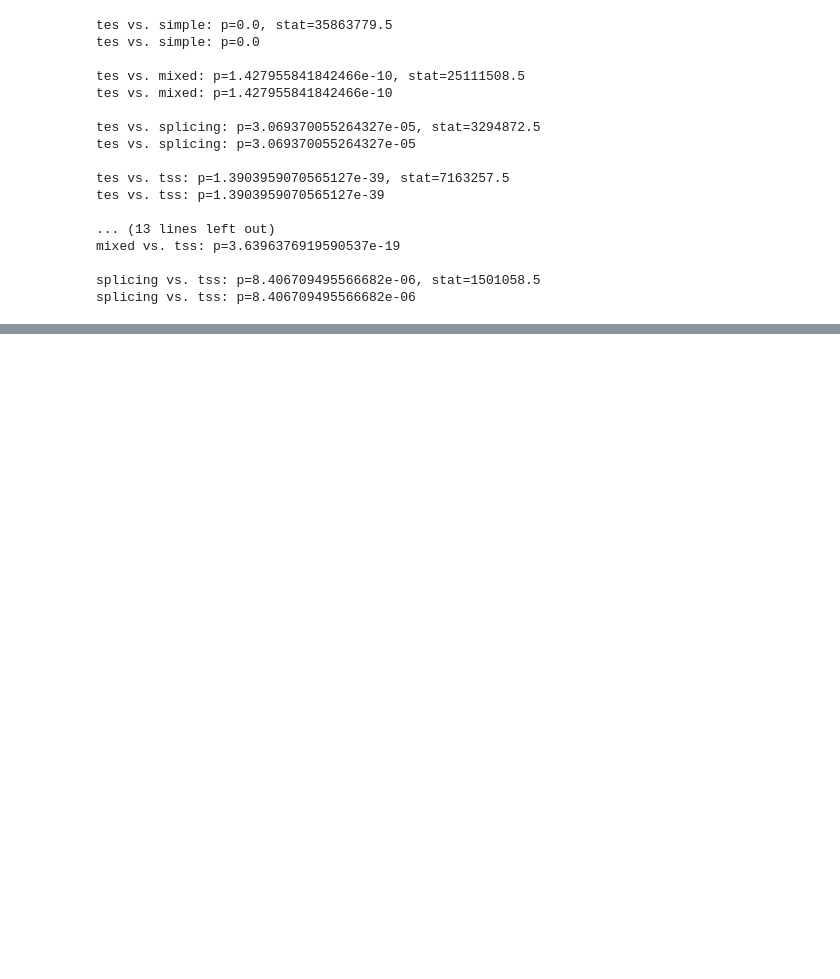
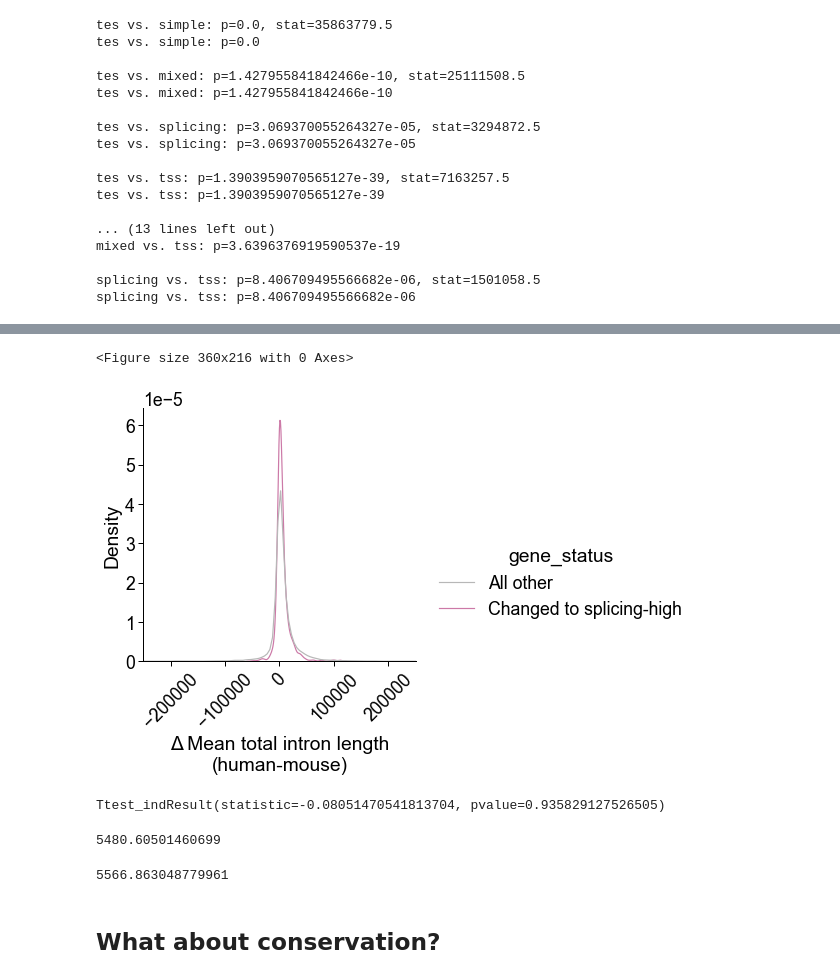
Before and after one commit to fairliereese/paper_rnawg, a Jupyter notebook: figures_revisions/revisions/alu_check.ipynb, the cells around one changed output, grey strips where cells are left out. Drawn from its saved outputs; the diff is of its cells as text; code cells hidden in the pictures; blank space fills up the shorter version.

```diff
--- a/figures_revisions/revisions/alu_check.ipynb
+++ b/figures_revisions/revisions/alu_check.ipynb
@@ -365,0 +627,38 @@ splicing vs. tss: p=8.406709495566682e-06
+# %%
+sns.set_context('paper', font_scale=2)
+plt.figure(figsize=(5,3))
+mpl.rcParams['font.family'] = 'Arial'
+mpl.rcParams['pdf.fonttype'] = 42
+c_dict, order = get_sector_colors()
+new_c_dict = {'Changed to splicing-high': c_dict['splicing'],
+             'All other':  c_dict['mixed']}
+d2 = {True: 'Changed to splicing-high',
+      False: 'All other'}
+df['gene_status'] = df.changed_sect.map(d2)
+ax = sns.displot(df, x='mean_intron_len_dist',
+                 hue='gene_status', kind='kde', common_norm=False,
+                palette=new_c_dict)
+ax = plt.gca()
+ax.set(xlabel=u'Δ Mean total intron length\n(human-mouse)', xlim=(-250000,250000))
+ax.tick_params(axis="x", rotation=45)
+
+ax.spines['right'].set_visible(False)
+ax.spines['top'].set_visible(False)
+plt.savefig('figures/intron_len_human_mouse.pdf', dpi=500, bbox_inches='tight')
+# %% [output]
+<Figure size 360x216 with 0 Axes>
+[figure, added]
+# %%
+a = df.loc[df.changed_sect==True].mean_intron_len_dist.tolist()
+b = df.loc[df.changed_sect==False].mean_intron_len_dist.tolist()
+st.ttest_ind(a,b,alternative='two-sided')
+# %% [output]
+Ttest_indResult(statistic=-0.08051470541813704, pvalue=0.935829127526505)
+# %%
+np.mean(a)
+# %% [output]
+5480.60501460699
+# %%
+np.mean(b)
+# %% [output]
+5566.863048779961
@@ -365,0 +683,2 @@ splicing vs. tss: p=8.406709495566682e-06
+# %% [markdown]
+## What about conservation?
```
Also changed, not shown: parts of 50 cells of this notebook, 10 other files.
